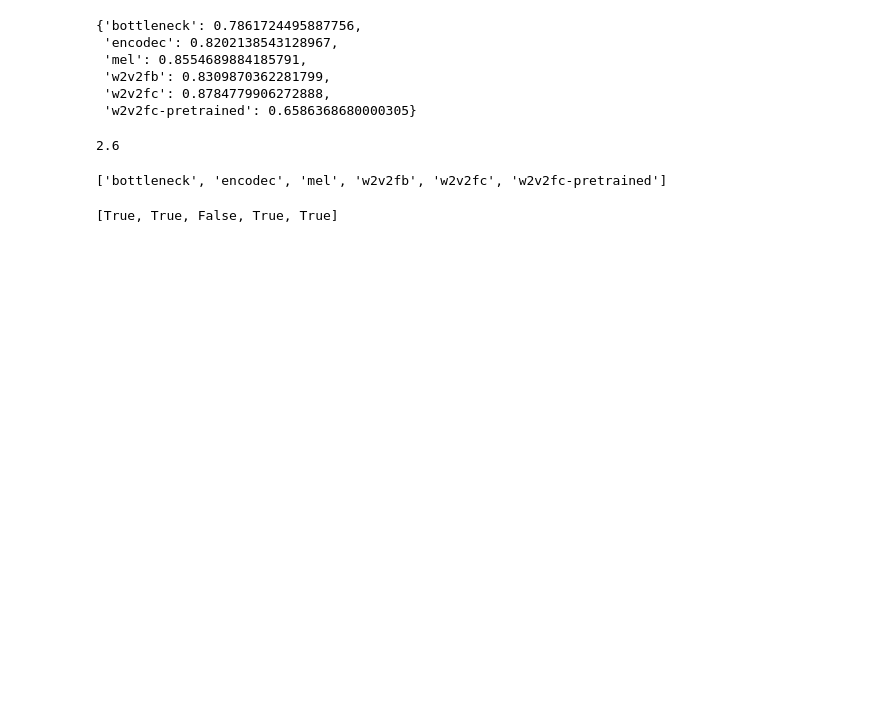
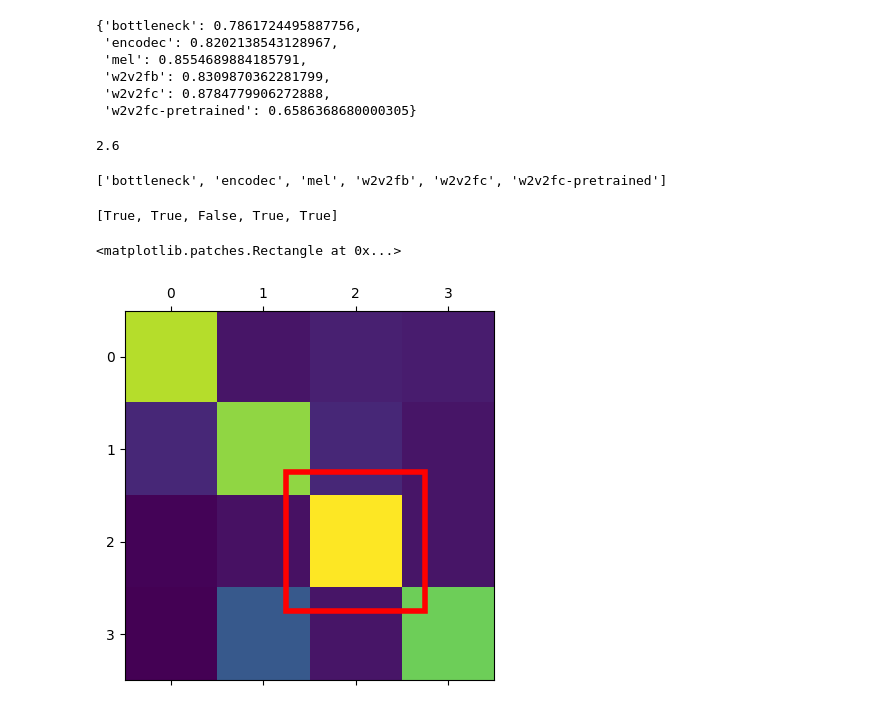
Before and after one commit to interactiveaudiolab/ppgs, a Jupyter notebook: notebooks/Graph.ipynb, the cells around one changed output. Cells and saved outputs as stored; diff of their text form; code cells hidden in the pictures; blank space fills up the shorter version.

```diff
--- a/notebooks/Graph.ipynb
+++ b/notebooks/Graph.ipynb
@@ -203,3 +203,32 @@ models
 [True, True, False, True, True]
 # %%
 bars = [list(bar)[i] for i in range(5) if models[indices[i]] in top_legend_models]
+# %%
+M = np.array([
+    [0.8, 0.05, 0.08, 0.07],
+    [0.1, 0.75, 0.1, 0.05],
+    [0.01, 0.04, 0.9, 0.05],
+    [0, 0.25, 0.05, 0.7]
+])
+
+box_center = (2, 2)
+
+box_start_coords = (box_center[0]-0.75, box_center[1]-0.75)
+box_width = 1.5
+box_height = 1.5
+
+fig, ax = plt.subplots(1)
+gax = ax.matshow(M)
+ax.add_patch(
+    plt.Rectangle(
+        box_start_coords,
+        box_width,
+        box_height,
+        facecolor='none',
+        edgecolor='red',
+        linewidth=4
+    )
+)
+# %% [output]
+<matplotlib.patches.Rectangle at 0x...>
+[figure, added]
```
Also changed, not shown: parts of 9 cells of this notebook, 11 other files.
